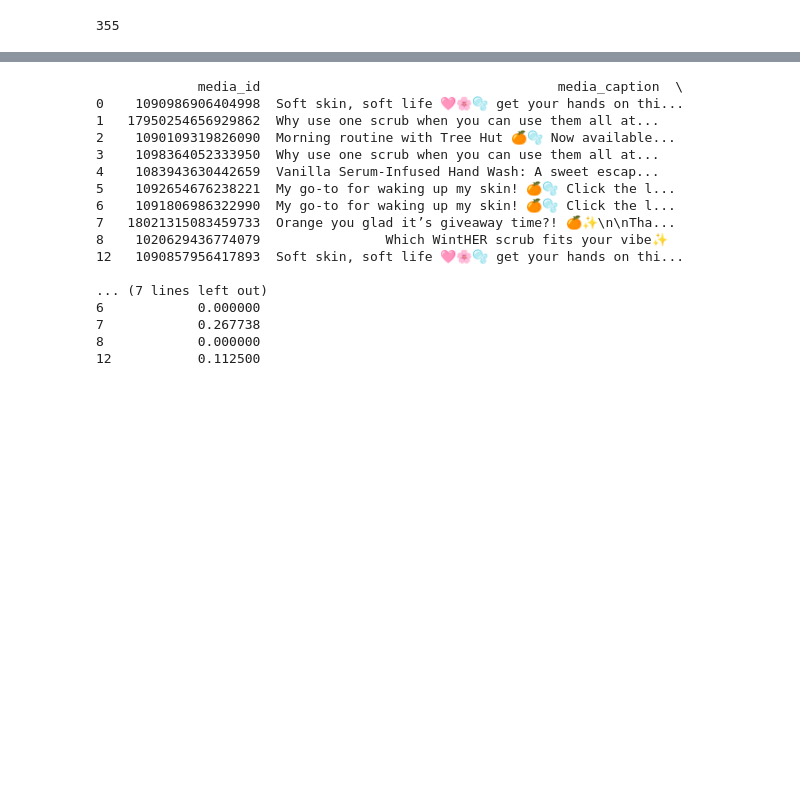
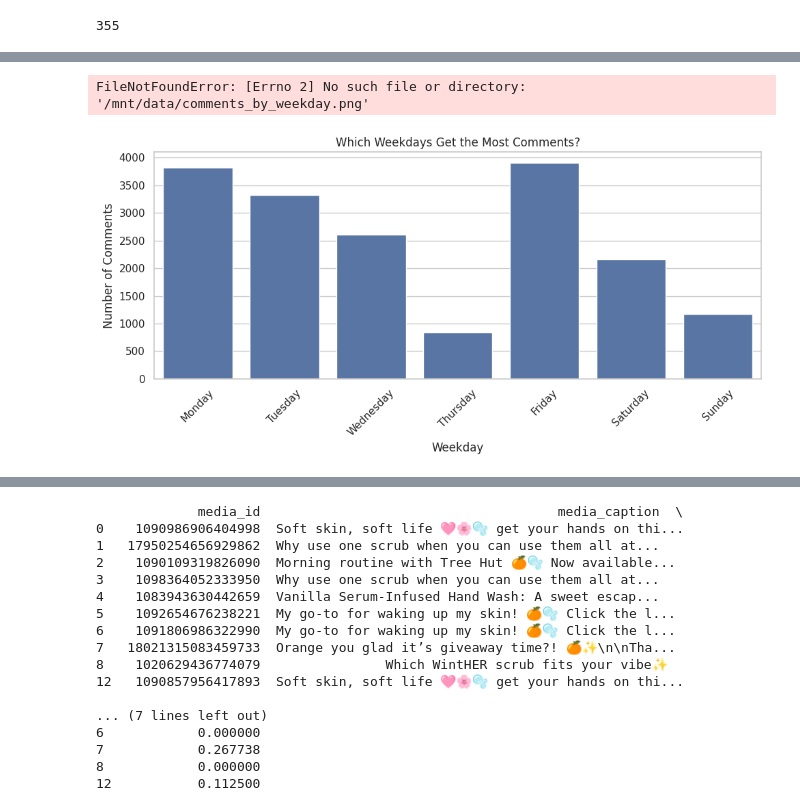
Before and after one commit to shikhasoneji8/codebase-treehut-analysis, a Jupyter notebook: analysis_trends/treehut_analysis_trends.ipynb, the cells around one changed output, grey strips where cells are left out. Cells and saved outputs as stored; diff of their text form; code cells hidden in the pictures; blank space fills up the shorter version.

```diff
--- a/analysis_trends/treehut_analysis_trends.ipynb
+++ b/analysis_trends/treehut_analysis_trends.ipynb
@@ -169,0 +223,24 @@ Top 10 Mentions:
+# %%
+import matplotlib.pyplot as plt
+import seaborn as sns
+
+# Set plot style
+sns.set(style="whitegrid")
+
+# Count of comments by weekday (ensure ordered)
+weekday_order = ['Monday', 'Tuesday', 'Wednesday', 'Thursday', 'Friday', 'Saturday', 'Sunday']
+comments_by_weekday = df['weekday'].value_counts().reindex(weekday_order)
+
+# Plot
+plt.figure(figsize=(10, 5))
+sns.barplot(x=comments_by_weekday.index, y=comments_by_weekday.values)
+plt.title("Which Weekdays Get the Most Comments?")
+plt.xlabel("Weekday")
+plt.ylabel("Number of Comments")
+plt.xticks(rotation=45)
+plt.tight_layout()
+plt.savefig("/mnt/data/comments_by_weekday.png")
+plt.show()
+# %% [output]
+FileNotFoundError: [Errno 2] No such file or directory: '/mnt/data/comments_by_weekday.png'
+[figure, added]
```
Also changed, not shown: parts of 9 cells of this notebook.
